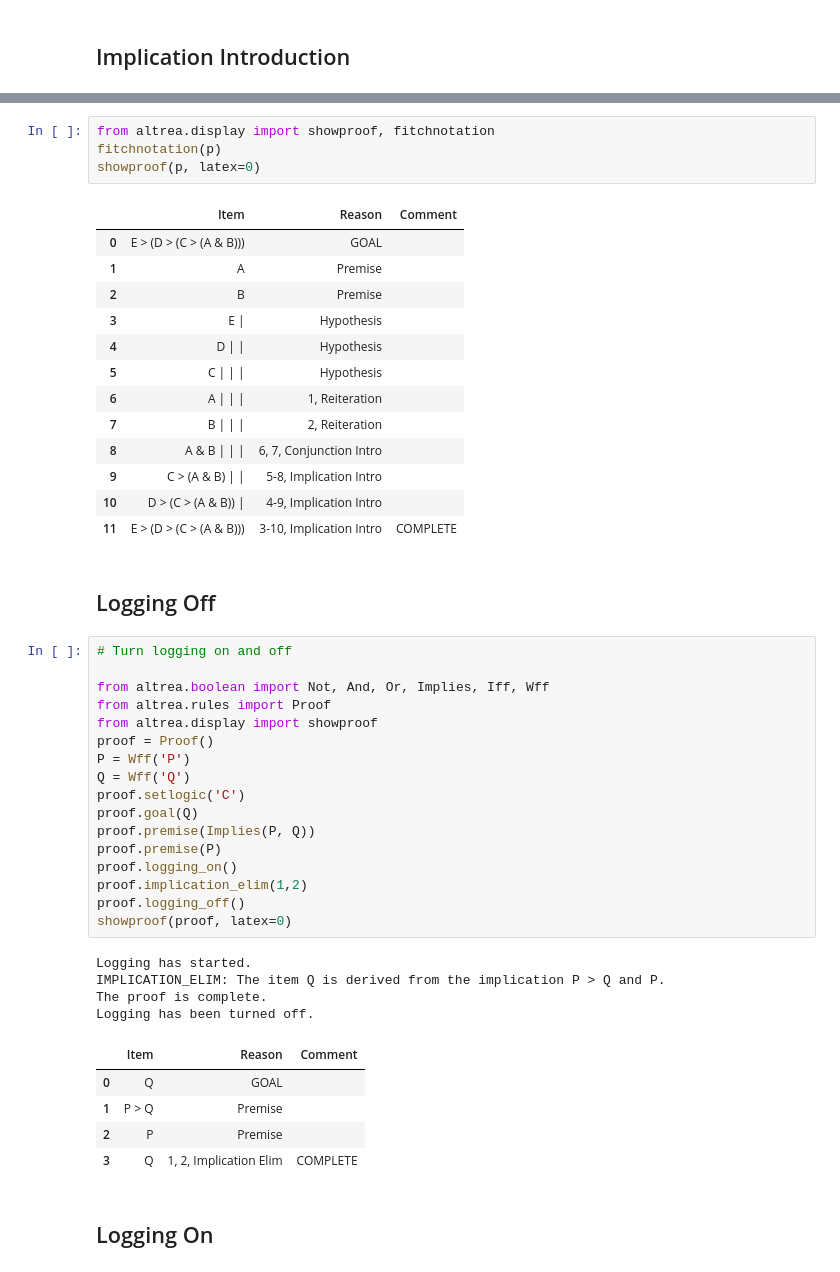
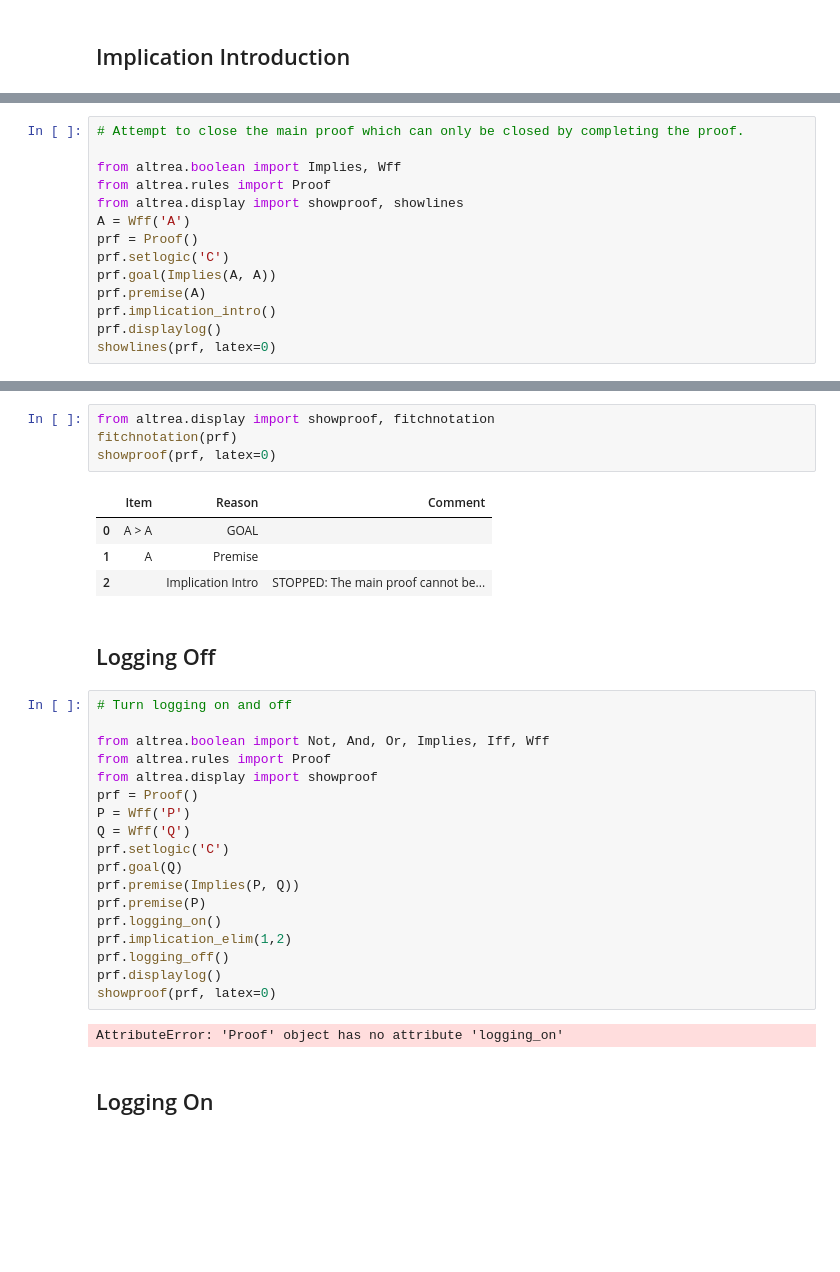
Before and after one commit to FrankHubeny/AltRea, a Jupyter notebook: rules.ipynb, the cells around one changed output, grey strips where cells are left out. Drawn from its saved outputs; the diff is of its cells as text; blank space fills up the shorter version.

```diff
--- a/rules.ipynb
+++ b/rules.ipynb
@@ -1552,0 +2242,14 @@ showproof(p, latex=1)
+# %%
+# Attempt to close the main proof which can only be closed by completing the proof.
+
+from altrea.boolean import Implies, Wff
+from altrea.rules import Proof
+from altrea.display import showproof, showlines
+A = Wff('A')
+prf = Proof()
+prf.setlogic('C')
+prf.goal(Implies(A, A))
+prf.premise(A)
+prf.implication_intro()
+prf.displaylog()
+showlines(prf, latex=0)
@@ -1553,21 +2265,12 @@ showproof(p, latex=1)
 # %%
 from altrea.display import showproof, fitchnotation
-fitchnotation(p)
-showproof(p, latex=0)
+fitchnotation(prf)
+showproof(prf, latex=0)
 # %% [output]
 |  | Item | Reason | Comment |
-| 0 | E > (D > (C > (A & B))) | GOAL |  |
+| 0 | A > A | GOAL |  |
 | 1 | A | Premise |  |
-| 2 | B | Premise |  |
-| 3 | E | | Hypothesis |  |
-| 4 | D | | | Hypothesis |  |
-| 5 | C | | | | Hypothesis |  |
-| 6 | A | | | | 1, Reiteration |  |
-| 7 | B | | | | 2, Reiteration |  |
-| 8 | A & B | | | | 6, 7, Conjunction Intro |  |
-| 9 | C > (A & B) | | | 5-8, Implication Intro |  |
-| 10 | D > (C > (A & B)) | | 4-9, Implication Intro |  |
-| 11 | E > (D > (C > (A & B))) | 3-10, Implication Intro | COMPLETE |
+| 2 |  | Implication Intro | STOPPED: The main proof cannot be... |
 # %% [markdown]
 <a id='logging_off'></a>
 ## Logging Off
@@ -1577,27 +2280,20 @@ showproof(p, latex=0)
 from altrea.boolean import Not, And, Or, Implies, Iff, Wff
 from altrea.rules import Proof
 from altrea.display import showproof
-proof = Proof()
+prf = Proof()
 P = Wff('P')
 Q = Wff('Q')
-proof.setlogic('C')
-proof.goal(Q)
-proof.premise(Implies(P, Q))
-proof.premise(P)
-proof.logging_on()
-proof.implication_elim(1,2)
-proof.logging_off()
-showproof(proof, latex=0)
+prf.setlogic('C')
+prf.goal(Q)
+prf.premise(Implies(P, Q))
+prf.premise(P)
+prf.logging_on()
+prf.implication_elim(1,2)
+prf.logging_off()
+prf.displaylog()
+showproof(prf, latex=0)
 # %% [output]
-Logging has started.
-IMPLICATION_ELIM: The item Q is derived from the implication P > Q and P.
-The proof is complete.
-Logging has been turned off.
+AttributeError: 'Proof' object has no attribute 'logging_on'
-|  | Item | Reason | Comment |
-| 0 | Q | GOAL |  |
-| 1 | P > Q | Premise |  |
-| 2 | P | Premise |  |
-| 3 | Q | 1, 2, Implication Elim | COMPLETE |
 # %% [markdown]
 <a id='logging_on'></a>
 ## Logging On
```
Also changed, not shown: parts of 94 cells of this notebook, 19 other files.
